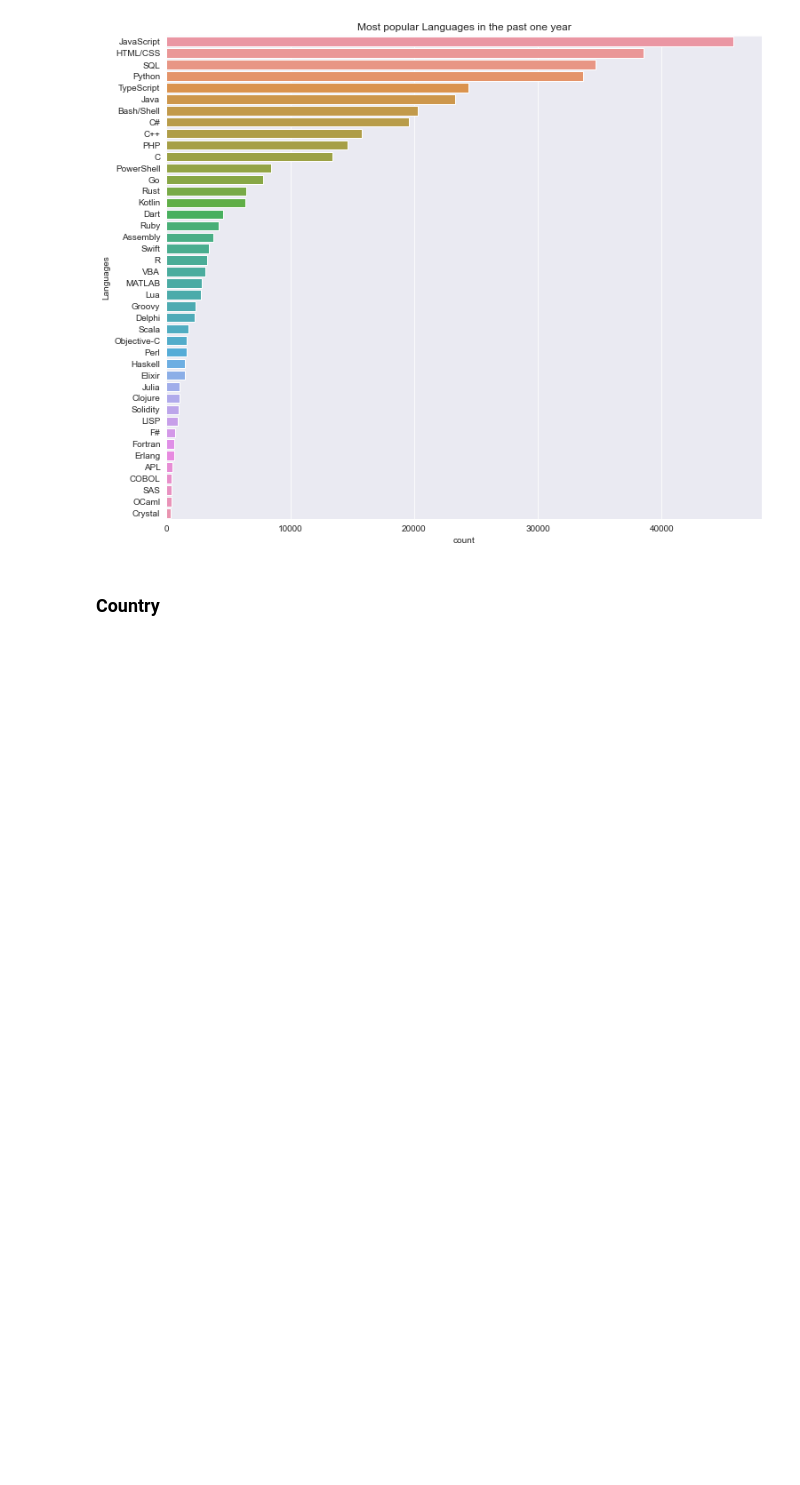
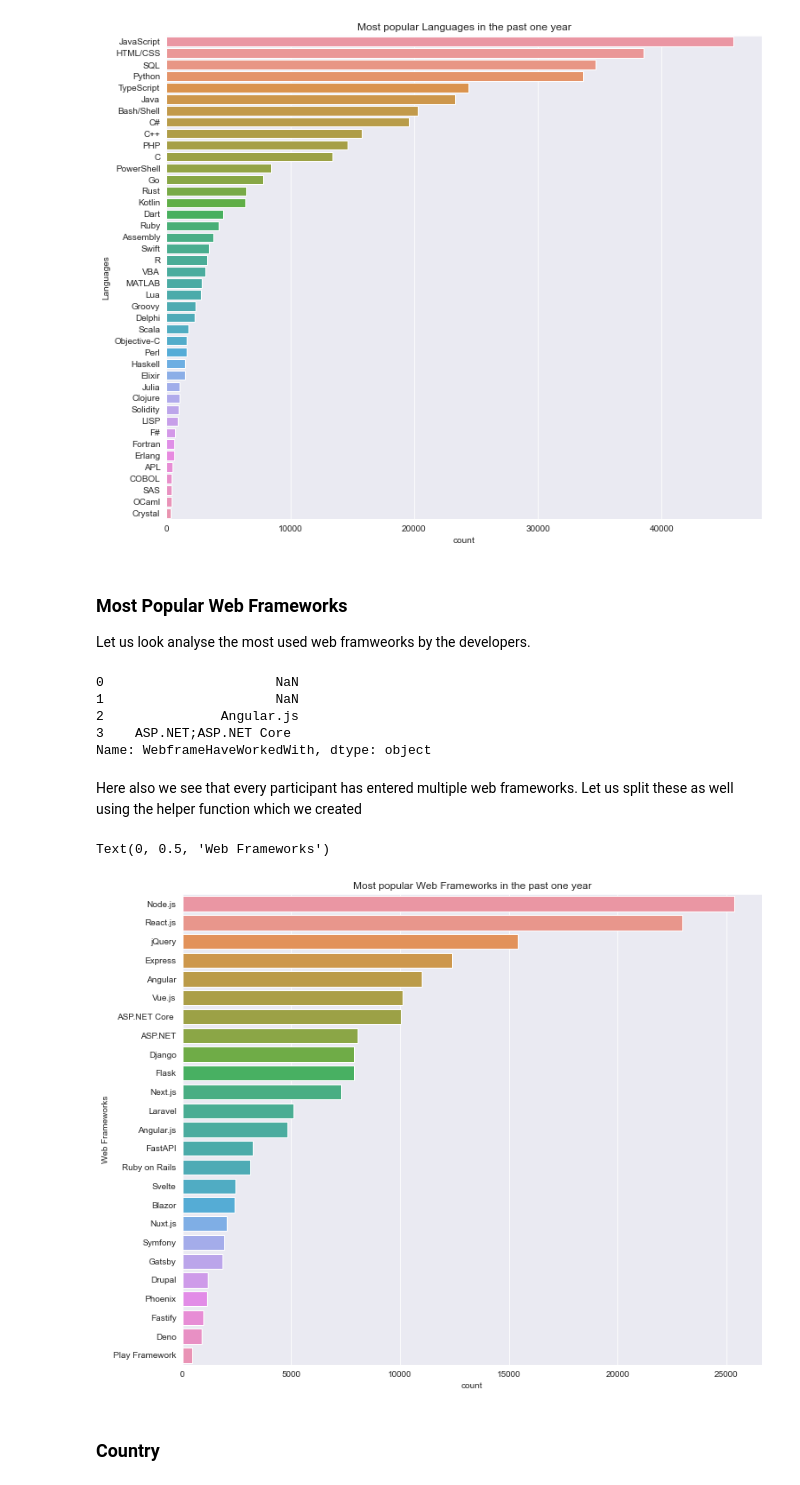
Before and after one commit to piyushrj100/Data_analysis, a Jupyter notebook: StackOverflow2022_EDA/Survey_2022.ipynb, the cells around one changed output. Saved outputs shown, nothing was run; the diff lists cells and outputs as text; code cells hidden in the pictures; blank space fills up the shorter version.

```diff
--- a/StackOverflow2022_EDA/Survey_2022.ipynb
+++ b/StackOverflow2022_EDA/Survey_2022.ipynb
@@ -434,6 +402,32 @@ plt.ylabel('Languages')
 # %% [output]
 Text(0, 0.5, 'Languages')
 [figure]
+# %% [markdown]
+### Most Popular Web Frameworks <br>
+Let us look analyse the most used web framweorks by the developers.
+# %%
+survey_select_df["WebframeHaveWorkedWith"].head(4)
+# %% [output]
+0                      NaN
+1                      NaN
+2               Angular.js
+3    ASP.NET;ASP.NET Core
+Name: WebframeHaveWorkedWith, dtype: object
+# %% [markdown]
+Here also we see that every participant has entered multiple web frameworks. Let us split these as well using the helper function which we created
+# %%
+framework_df = split_multicolumn(survey_select_df.WebframeHaveWorkedWith)
+webframeworks = framework_df.sum().sort_values(ascending=False)
+# %%
+plt.figure(figsize=(12, 10))
+sns.set_style('darkgrid')
+sns.barplot(x=webframeworks, y=webframeworks.index)
+plt.title("Most popular Web Frameworks in the past one year")
+plt.xlabel('count')
+plt.ylabel('Web Frameworks')
+# %% [output]
+Text(0, 0.5, 'Web Frameworks')
+[figure, added]
 # %% [markdown]
 ### Country
 # %% [markdown]
```
Also changed, not shown: parts of 12 cells of this notebook.
